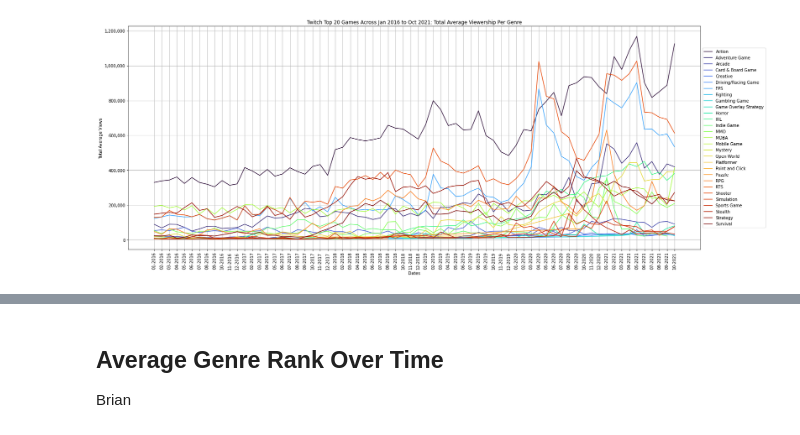
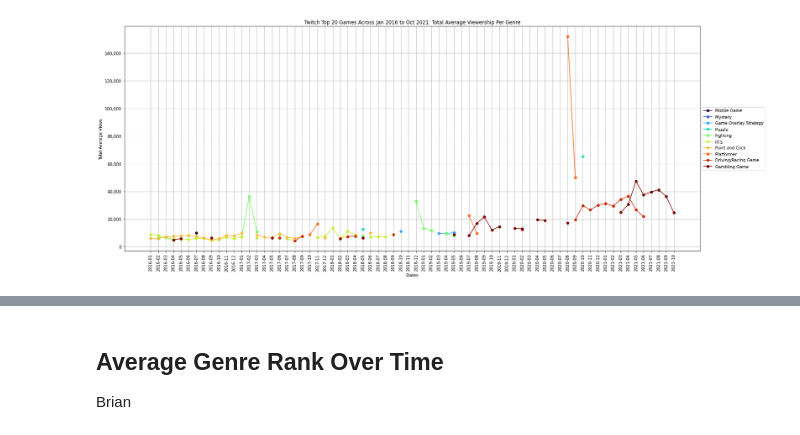
Before and after one commit to 99atran/twitch_game_trends_2016_to_2021, a Jupyter notebook: tutorial.ipynb, the cells around one changed output, grey strips where cells are left out. Saved outputs shown, nothing was run; the diff lists cells and outputs as text; code cells hidden in the pictures.

```diff
--- a/tutorial.ipynb
+++ b/tutorial.ipynb
@@ -66,6 +111,9 @@ data = data.sort_values(by=['Month', 'Year'], ignore_index=True)
     # Remove missing values
 data.dropna(inplace=True)
 
+    # Date Dataframe for plots
+dates_df = pd.DataFrame({'Date': np.sort(data['Date'].unique())})
+
 data.head()
 # %% [output]
 Unicode characters found:  [nan '<U+00E9>']
@@ -96,7 +160,9 @@ for i, r in g_data.iterrows():
 fig, ax = plt.subplots()
 genre_y = np.arange(len(genre_counts.keys()))
 genre_labels = list(genre_counts.keys())
-ax.barh(genre_y, genre_counts.values(), align='center')
+
+genre_c, genre_labels = zip(*sorted(zip(genre_counts.values(), genre_labels), reverse=True))
+ax.barh(genre_y, genre_c, align='center')
 ax.set_yticks(genre_y)
 ax.set_yticklabels(genre_labels)
 ax.invert_yaxis()
@@ -105,7 +171,7 @@ ax.set_ylabel('Genres')
 ax.set_title('Top 20 Twitch Games Across Jan 2016 to Oct 2021: Number of Distinct Games Per Genre')
 fig.set_size_inches(10, 10)
 
-for i, v in enumerate(genre_counts.values()):
+for i, v in enumerate(genre_c):
     ax.text(v + .5, i + .2, str(v))
 
 plt.show()
@@ -116,44 +185,45 @@ plt.show()
 # %%
-genres = list(genre_counts.keys())
-genres.sort()
-# dates = list(data.groupby(['Month', 'Year']).groups)
-# view_gen = {}
-# for key in dates:
-#     dic = {g: 0 for g in genres}
-#     view_gen[key] = dic
-# for i, r in t_data.iterrows():
-#     genre = str(r['Genre']).split(",")
-#     date = (int(r['Month']), int(r['Year']))
-#     views = r['Avg_viewers']
-#     for g in genre:
-#         view_gen[date][g] += views
-#         # print("Date: " + str(date) + " Genre: " + str(g) + " Total: " + str(view_gen[date][g]) + " Avg_viewers: " + str(views))
+genre_list = list(genre_counts.keys())
 
-plt.figure(figsize=(25, 10))
-colors = cm.turbo(np.linspace(0, 1, len(genres)))
+genres_total_viewers = []
 
-for c, genre in zip(colors, genres):
-    view_gen = data[data['Genre'].str.contains(genre)][['Month', 'Year', 'Avg_viewers']].groupby(['Month', 'Year'], as_index=False).sum()
-    view_gen.sort_values(['Year', 'Month'], inplace=True)
+for genre in genre_list:
+    data_by_genre = data.loc[data["Genre"].str.contains(genre)]
+    genres_total_viewers.append((genre, data_by_genre['Avg_viewers'].sum()))
 
-    view_gen['date'] = view_gen['Month'].map(str)+ '-' + view_gen['Year'].map(str)
-    view_gen['date'] = pd.to_datetime(view_gen['date'], format='%m-%Y').dt.strftime('%m-%Y')
-    plt.plot_date(
-        view_gen['date'],
-        view_gen['Avg_viewers'],
-        fmt='-',
-        label=genre,
-        color=c)
+genres_total_viewers.sort(key=lambda x: x[1])
 
-plt.legend(loc='center left', bbox_to_anchor=(1, 0.5))
-plt.title('Twitch Top 20 Games Across Jan 2016 to Oct 2021: Total Average Viewership Per Genre')
-plt.ylabel('Total Average Views')
-plt.xlabel('Dates')
-plt.xticks(rotation=90)
-ax = plt.gca()
-ax.get_yaxis().set_major_formatter(
-    tick.FuncFormatter(lambda x, p: format(int(x), ',')))
+genre_chunks = list()
+chunk_size = 10
 
-plt.grid()
+for i in range(0, len(genres_total_viewers), chunk_size):
+    genre_chunks.append(genres_total_viewers[i:i+chunk_size])
+
+colors = cm.turbo(np.linspace(0, 1, 10))
+
+for genres in genre_chunks:
+    plt.figure(figsize=(25, 10))
+
+    for (c, genre) in zip(colors,  [g[0] for g in genres]):
+        data_by_genre = data.loc[data["Genre"].str.contains(genre)]
+        grouped = data_by_genre.groupby(["Date"])["Avg_viewers"].sum().reset_index()
+        view_data = dates_df.merge(grouped, how='left', on='Date')
+        plt.plot_date(
+            view_data['Date'],
+            view_data['Avg_viewers'],
+            fmt='-o',
+            label=genre,
+            color=c)
+
+    plt.legend(loc='center left', bbox_to_anchor=(1, 0.5))
+    plt.title('Twitch Top 20 Games Across Jan 2016 to Oct 2021: Total Average Viewership Per Genre')
+    plt.ylabel('Total Average Views')
+    plt.xlabel('Dates')
+    plt.xticks(rotation=90)
+    ax = plt.gca()
+    ax.get_yaxis().set_major_formatter(
+        tick.FuncFormatter(lambda x, p: format(int(x), ',')))
+
+    plt.grid()
 # %% [output]
-[figure, old version]
+[figure, new version]
```
Also changed, not shown: parts of 21 cells of this notebook, 1 other file.
